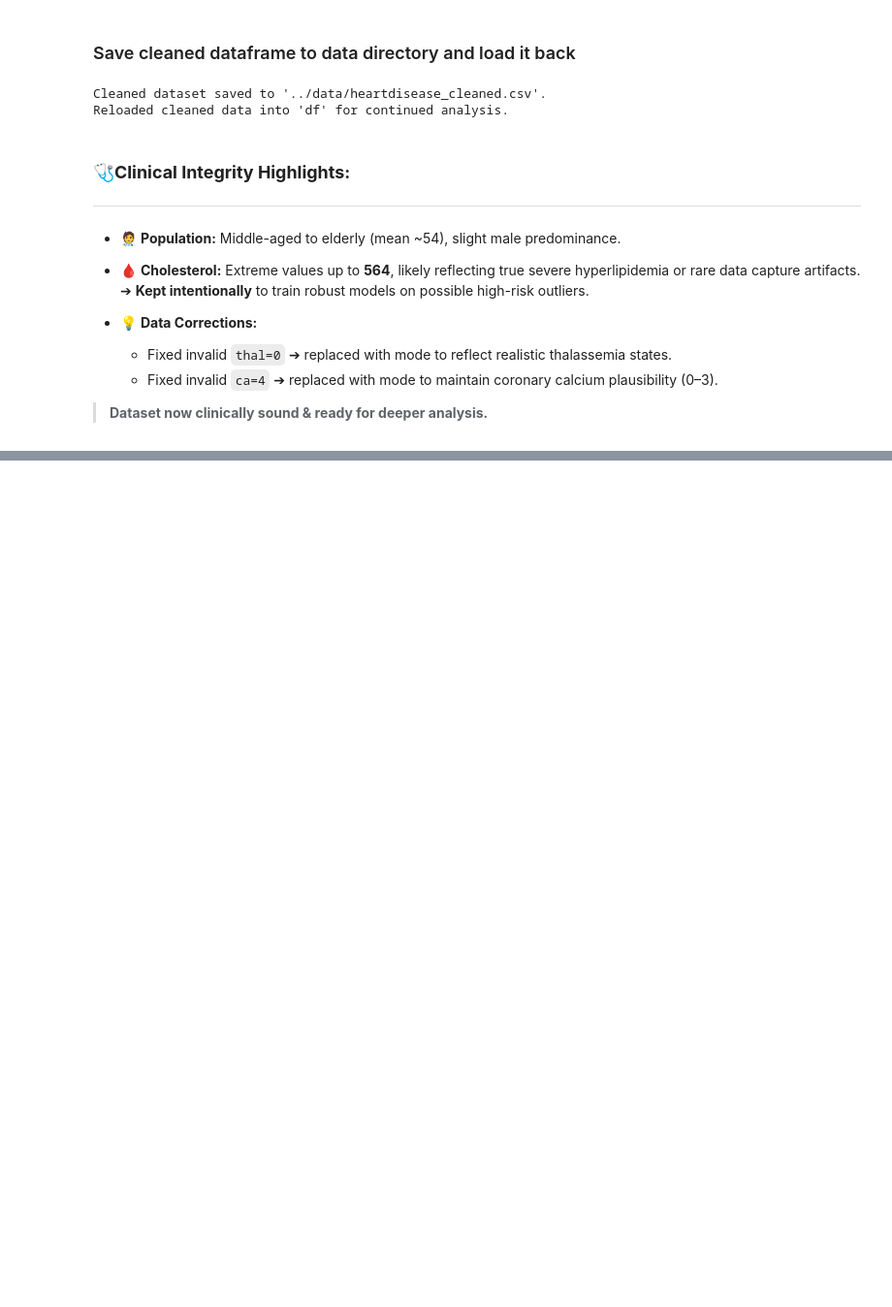
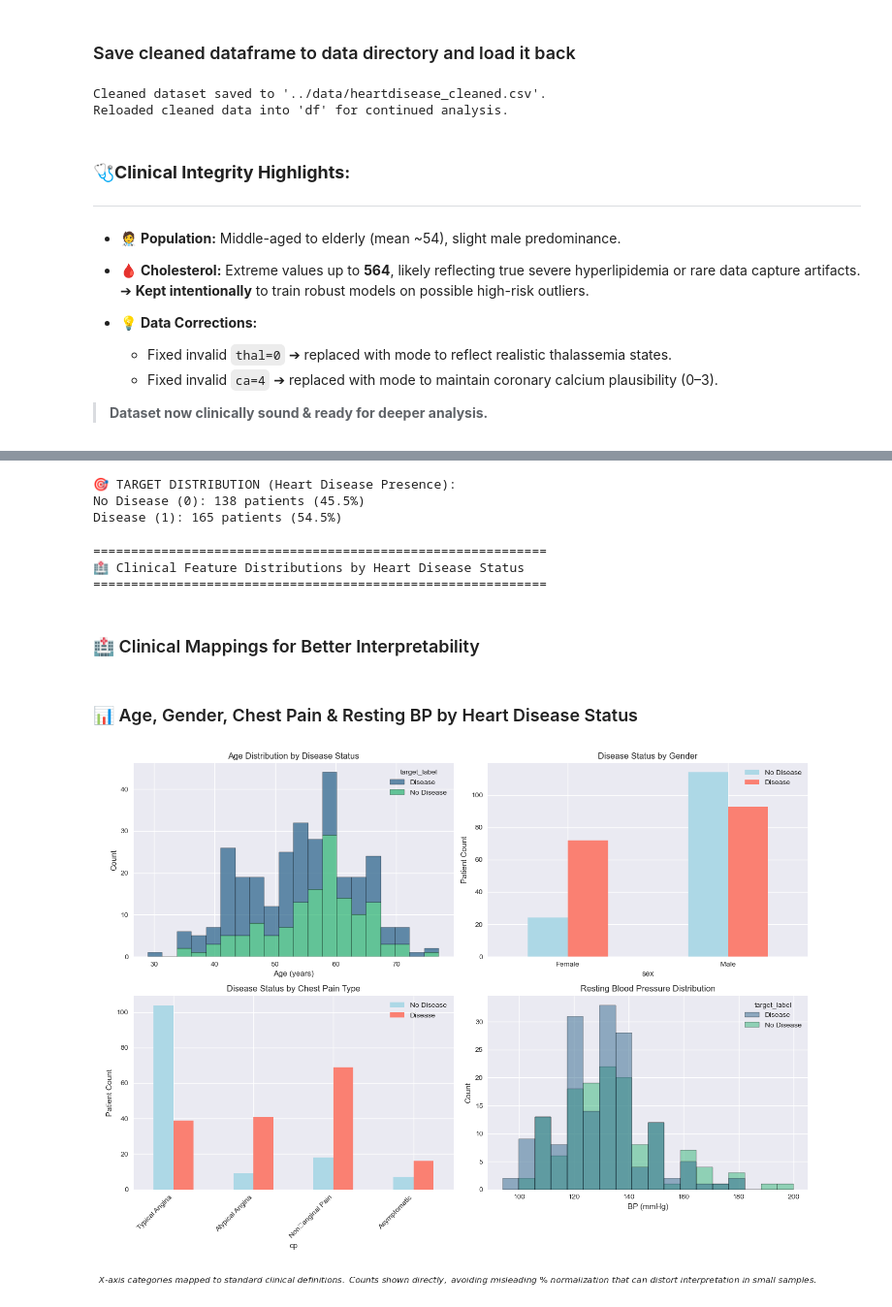
Before and after one commit to dr-ridwanoladipo/cardio-ai, a Jupyter notebook: notebooks/01_data_eda_features.ipynb, the cells around one changed output, grey strips where cells are left out. Shown at 97% size. Drawn from its saved outputs; the diff is of its cells as text; code cells hidden in the pictures; blank space fills up the shorter version.

Commit message:
feat: add clinical EDA and feature analysis section

```diff
--- a/notebooks/01_data_eda_features.ipynb
+++ b/notebooks/01_data_eda_features.ipynb
@@ -197,0 +204,77 @@ Reloaded cleaned data into 'df' for continued analysis.
+# %%
+print("\n🎯 TARGET DISTRIBUTION (Heart Disease Presence):")
+target_counts = df['target'].value_counts()
+target_pct = df['target'].value_counts(normalize=True) * 100
+
+print(f"No Disease (0): {target_counts[0]} patients ({target_pct[0]:.1f}%)")
+print(f"Disease (1): {target_counts[1]} patients ({target_pct[1]:.1f}%)")
+# %% [output]
+🎯 TARGET DISTRIBUTION (Heart Disease Presence):
+No Disease (0): 138 patients (45.5%)
+Disease (1): 165 patients (54.5%)
+# %%
+print("\n" + "="*60)
+print("🏥 Clinical Feature Distributions by Heart Disease Status")
+print("="*60)
+# %% [output]
+============================================================
+🏥 Clinical Feature Distributions by Heart Disease Status
+============================================================
+# %% [markdown]
+### 🏥 Clinical Mappings for Better Interpretability
+# %%
+clinical_mappings = {
+    'sex': {0: 'Female', 1: 'Male'},
+    'cp': {0: 'Typical Angina', 1: 'Atypical Angina', 2: 'Non‑anginal Pain', 3: 'Asymptomatic'},
+    'fbs': {0: 'FBS ≤ 120', 1: 'FBS > 120'},
+    'restecg': {0: 'Normal', 1: 'ST-T Abnormal', 2: 'LV Hypertrophy'},
+    'exang': {0: 'No Ex. Angina', 1: 'Ex. Angina'},
+    'slope': {0: 'Upsloping', 1: 'Flat', 2: 'Downsloping'},
+    'thal': {1: 'Normal', 2: 'Fixed Defect', 3: 'Reversible'},
+    'ca': {0: '0 vessels', 1: '1 vessel', 2: '2 vessels', 3: '3 vessels'}
+}
+# %% [markdown]
+### 📊 Age, Gender, Chest Pain & Resting BP by Heart Disease Status
+# %%
+# Use 'target_label' for the hue to get a proper legend.
+df['target_label'] = df['target'].map({0: 'No Disease', 1: 'Disease'})
+
+fig, axes = plt.subplots(2, 2, figsize=(14, 10))
+
+# Age distribution
+sns.histplot(
+    data=df, x='age', hue='target_label', multiple='stack',
+    bins=20, palette='viridis', ax=axes[0,0]
+)
+axes[0,0].set_title('Age Distribution by Disease Status')
+axes[0,0].set_xlabel('Age (years)')
+
+
+# Gender distribution
+gender_crosstab = pd.crosstab(df['sex'], df['target'])
+gender_crosstab.plot(kind='bar', ax=axes[0,1], color=['lightblue', 'salmon'], stacked=False)
+axes[0,1].set_title('Disease Status by Gender')
+axes[0,1].set_ylabel('Patient Count')
+axes[0,1].set_xticklabels([clinical_mappings['sex'][i] for i in gender_crosstab.index], rotation=0)
+axes[0,1].legend(gender_crosstab.columns.map({0: 'No Disease', 1: 'Disease'}))
+
+# Chest pain type
+cp_crosstab = pd.crosstab(df['cp'], df['target'])
+cp_crosstab.plot(kind='bar', ax=axes[1,0], color=['lightblue', 'salmon'], stacked=False)
+axes[1,0].set_title('Disease Status by Chest Pain Type')
+axes[1,0].set_ylabel('Patient Count')
+axes[1,0].set_xticklabels([clinical_mappings['cp'][i] for i in cp_crosstab.index], rotation=45, ha='right')
+axes[1,0].legend(cp_crosstab.columns.map({0: 'No Disease', 1: 'Disease'}))
+
+# Resting BP
+sns.histplot(data=df, x='trestbps', hue='target_label', multiple='layer', palette='viridis', ax=axes[1,1])
+axes[1,1].set_title('Resting Blood Pressure Distribution')
+axes[1,1].set_xlabel('BP (mmHg)')
+
+plt.tight_layout()
+fig.text(0.5, -0.05,
+         r"$\bf{\it{X\text{-}axis\ categories\ mapped\ to\ standard\ clinical\ definitions.\ Counts\ shown\ directly,\ avoiding\ misleading\ \%\ normalization\ that\ can\ distort\ interpretation\ in\ small\ samples.}}$",
+         ha='center', fontsize=12)
+plt.show()
+# %% [output]
+[figure, added]
```
Also changed, not shown: parts of 20 cells of this notebook.
